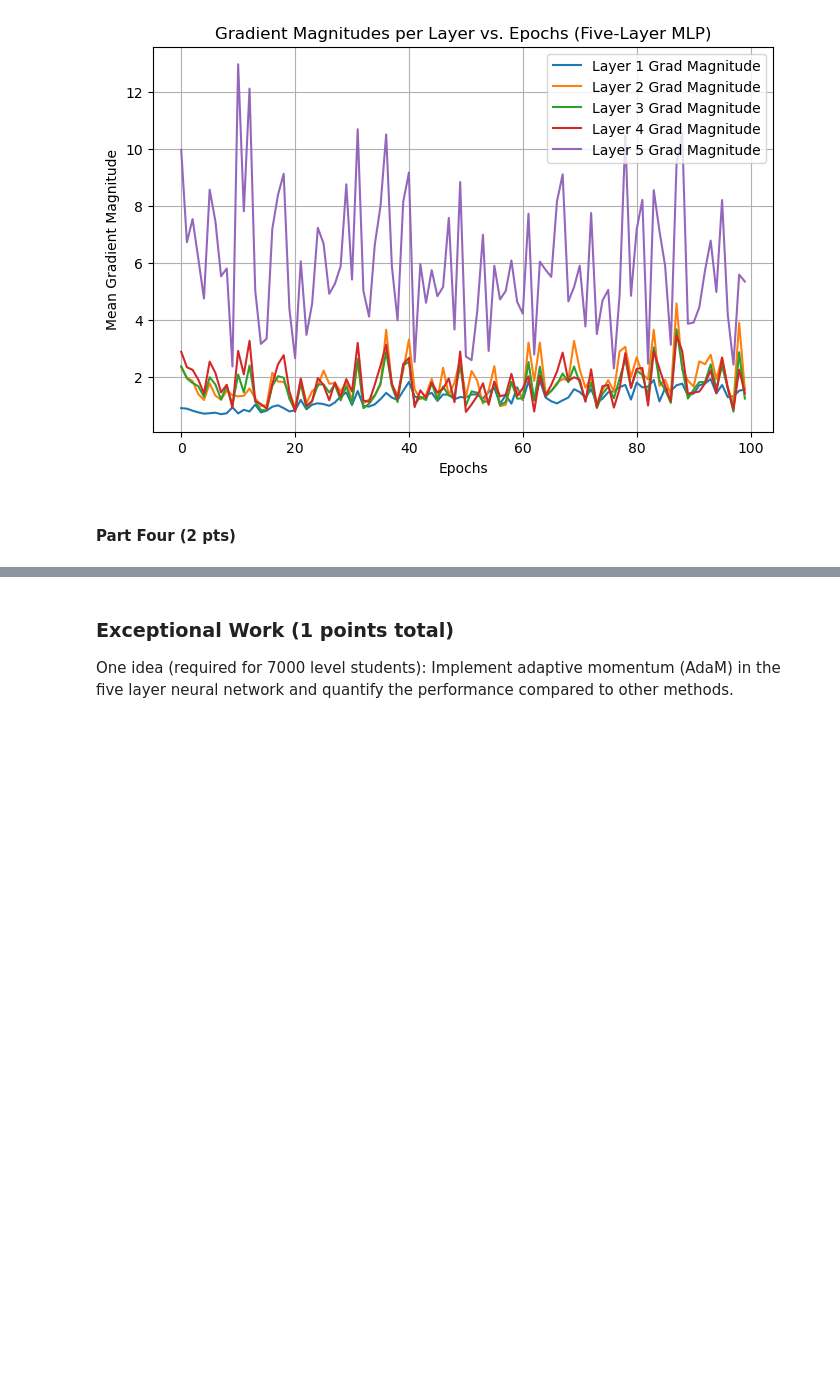
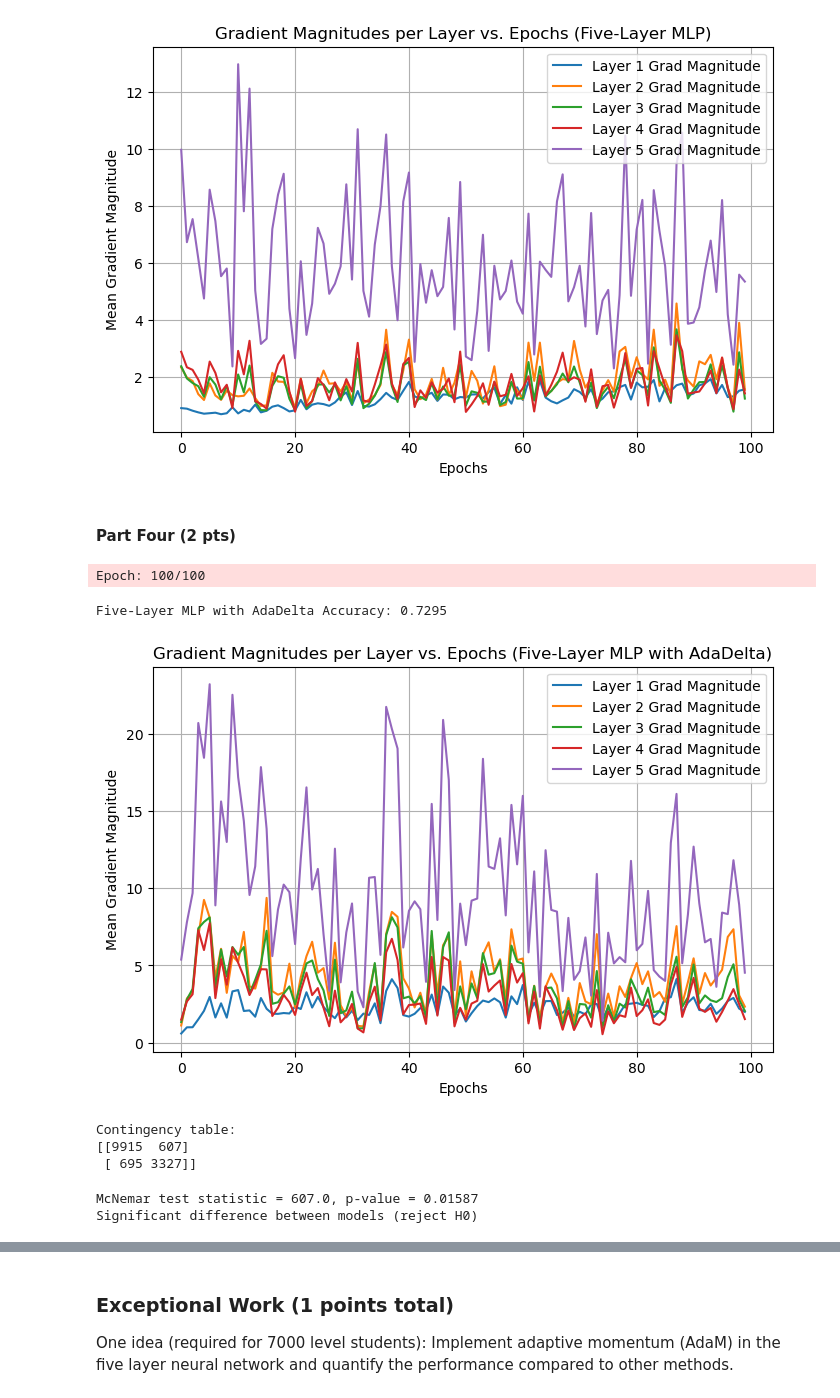
Before and after one commit to alexchans/ML_labs, a Jupyter notebook: labs/lab4.ipynb, the cells around one changed output, grey strips where cells are left out. Saved outputs shown, nothing was run; the diff lists cells and outputs as text; code cells hidden in the pictures; blank space fills up the shorter version.

```diff
--- a/labs/lab4.ipynb
+++ b/labs/lab4.ipynb
@@ -844,0 +1052,46 @@ Five-Layer MLP Accuracy: 0.7235
+# %%
+# Evaluate AdaDelta version
+AD_five_layer_MLP = TLPFiveLayerAdaDelta(**hyps)
+AD_five_layer_MLP.fit(X_train.values, y_train.values, print_progress=10)
+evaluate_model(
+    AD_five_layer_MLP,
+    X_test_onehot,
+    y_test_onehot,
+    model_name="Five-Layer MLP with AdaDelta"
+)
+# %% [output]
+Epoch: 100/100
+Five-Layer MLP with AdaDelta Accuracy: 0.7295
+[figure, added]
+# %%
+from statsmodels.stats.contingency_tables import mcnemar
+
+# Get predictions
+y_pred_vanilla = five_layer_MLP.predict(X_test_onehot)
+y_pred_adadelta = AD_five_layer_MLP.predict(X_test_onehot)
+
+# Build contingency table
+both_correct = np.sum((y_pred_vanilla == y_test_onehot.values) & (y_pred_adadelta == y_test_onehot.values))
+vanilla_only_correct = np.sum((y_pred_vanilla == y_test_onehot.values) & (y_pred_adadelta != y_test_onehot.values))
+adadelta_only_correct = np.sum((y_pred_vanilla != y_test_onehot.values) & (y_pred_adadelta == y_test_onehot.values))
+both_wrong = np.sum((y_pred_vanilla != y_test_onehot.values) & (y_pred_adadelta != y_test_onehot.values))
+
+contingency_table = [[both_correct, vanilla_only_correct],
+                     [adadelta_only_correct, both_wrong]]
+print("Contingency table:")
+print(np.array(contingency_table))
+# %% [output]
+Contingency table:
+[[9915  607]
+ [ 695 3327]]
+# %%
+result = mcnemar(contingency_table, exact=True)  # exact=True for small sample sizes
+print(f"McNemar test statistic = {result.statistic}, p-value = {result.pvalue:.5f}")
+
+if result.pvalue < 0.05:
+    print("Significant difference between models (reject H0)")
+else:
+    print("No significant difference (fail to reject H0)")
+# %% [output]
+McNemar test statistic = 607.0, p-value = 0.01587
+Significant difference between models (reject H0)
```
Also changed, not shown: parts of 9 cells of this notebook, 2 other files.
